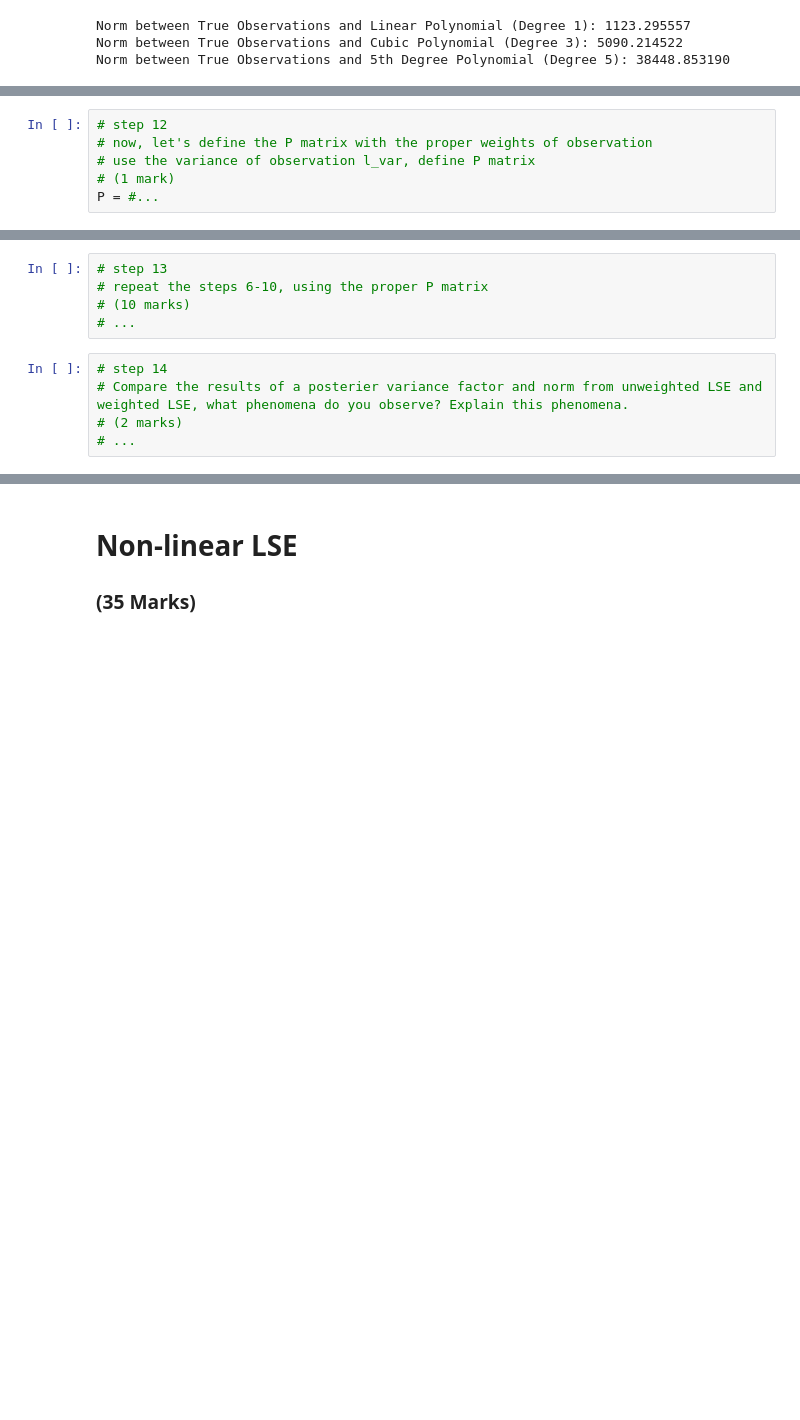
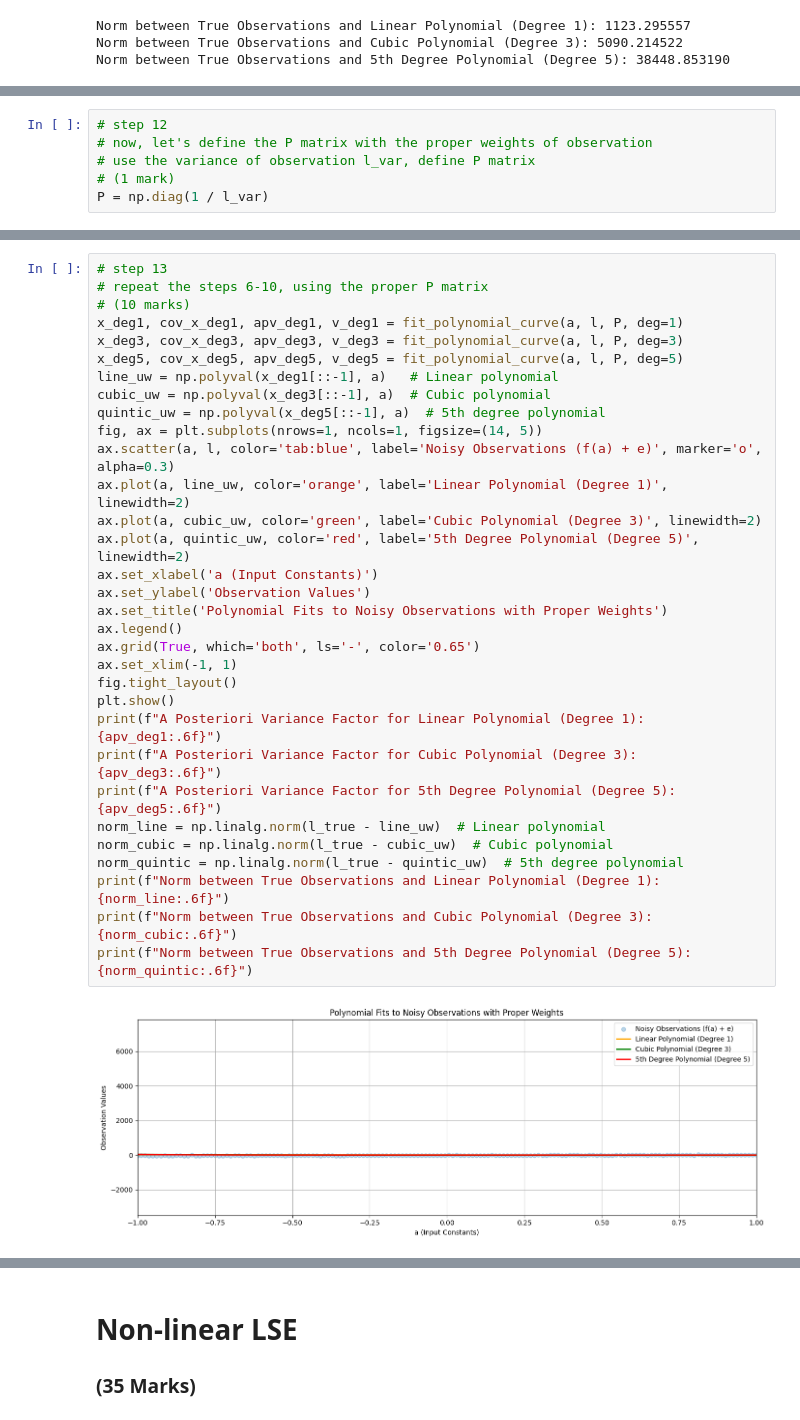
Before and after one commit to SaharYousefi92/engg680_2024_fall, a Jupyter notebook: Lab_Assignment2/Non-linear Least Square Estimation Problem.ipynb, the cells around one changed output, grey strips where cells are left out. Cells and saved outputs as stored; diff of their text form; blank space fills up the shorter version.

```diff
--- a/Lab_Assignment2/Non-linear Least Square Estimation Problem.ipynb
+++ b/Lab_Assignment2/Non-linear Least Square Estimation Problem.ipynb
@@ -197,4 +198,4 @@ Norm between True Observations and 5th Degree Polynomial (Degree 5): 38448.85319
 # now, let's define the P matrix with the proper weights of observation
 # use the variance of observation l_var, define P matrix
 # (1 mark)
-P = #...
+P = np.diag(1 / l_var)
@@ -203,10 +202,34 @@ SyntaxError: invalid syntax (<ipython-input-12-5f9c863a54e6>, line 5)
-# %%
-# step 13
-# repeat the steps 6-10, using the proper P matrix
-# (10 marks)
-# ...
-# %%
-# step 14
-# Compare the results of a posterier variance factor and norm from unweighted LSE and weighted LSE, what phenomena do you observe? Explain this phenomena.
-# (2 marks)
-# ...
+# %%
+# step 13
+# repeat the steps 6-10, using the proper P matrix
+# (10 marks)
+x_deg1, cov_x_deg1, apv_deg1, v_deg1 = fit_polynomial_curve(a, l, P, deg=1)
+x_deg3, cov_x_deg3, apv_deg3, v_deg3 = fit_polynomial_curve(a, l, P, deg=3)
+x_deg5, cov_x_deg5, apv_deg5, v_deg5 = fit_polynomial_curve(a, l, P, deg=5)
+line_uw = np.polyval(x_deg1[::-1], a)   # Linear polynomial
+cubic_uw = np.polyval(x_deg3[::-1], a)  # Cubic polynomial
+quintic_uw = np.polyval(x_deg5[::-1], a)  # 5th degree polynomial
+fig, ax = plt.subplots(nrows=1, ncols=1, figsize=(14, 5))
+ax.scatter(a, l, color='tab:blue', label='Noisy Observations (f(a) + e)', marker='o', alpha=0.3)
+ax.plot(a, line_uw, color='orange', label='Linear Polynomial (Degree 1)', linewidth=2)
+ax.plot(a, cubic_uw, color='green', label='Cubic Polynomial (Degree 3)', linewidth=2)
+ax.plot(a, quintic_uw, color='red', label='5th Degree Polynomial (Degree 5)', linewidth=2)
+ax.set_xlabel('a (Input Constants)')
+ax.set_ylabel('Observation Values')
+ax.set_title('Polynomial Fits to Noisy Observations with Proper Weights')
+ax.legend()
+ax.grid(True, which='both', ls='-', color='0.65')
+ax.set_xlim(-1, 1)
+fig.tight_layout()
+plt.show()
+print(f"A Posteriori Variance Factor for Linear Polynomial (Degree 1): {apv_deg1:.6f}")
+print(f"A Posteriori Variance Factor for Cubic Polynomial (Degree 3): {apv_deg3:.6f}")
+print(f"A Posteriori Variance Factor for 5th Degree Polynomial (Degree 5): {apv_deg5:.6f}")
+norm_line = np.linalg.norm(l_true - line_uw)  # Linear polynomial
+norm_cubic = np.linalg.norm(l_true - cubic_uw)  # Cubic polynomial
+norm_quintic = np.linalg.norm(l_true - quintic_uw)  # 5th degree polynomial
+print(f"Norm between True Observations and Linear Polynomial (Degree 1): {norm_line:.6f}")
+print(f"Norm between True Observations and Cubic Polynomial (Degree 3): {norm_cubic:.6f}")
+print(f"Norm between True Observations and 5th Degree Polynomial (Degree 5): {norm_quintic:.6f}")
+# %% [output]
+[figure, added]
```
Also changed, not shown: parts of 5 cells of this notebook.
